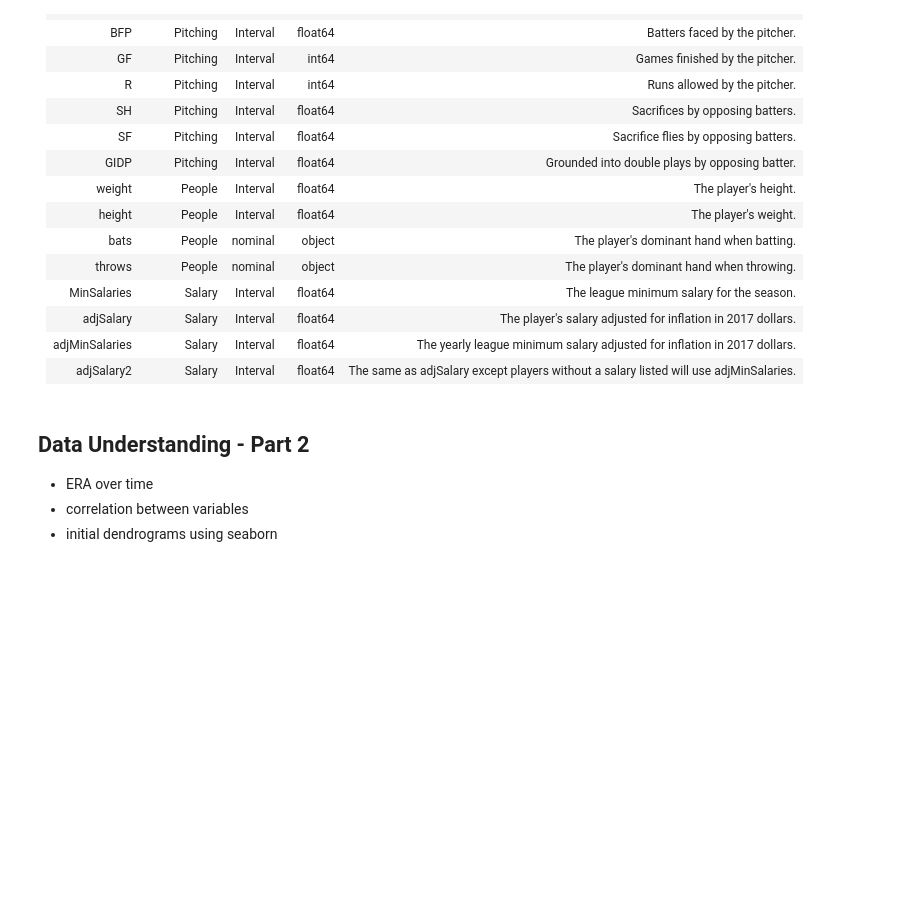
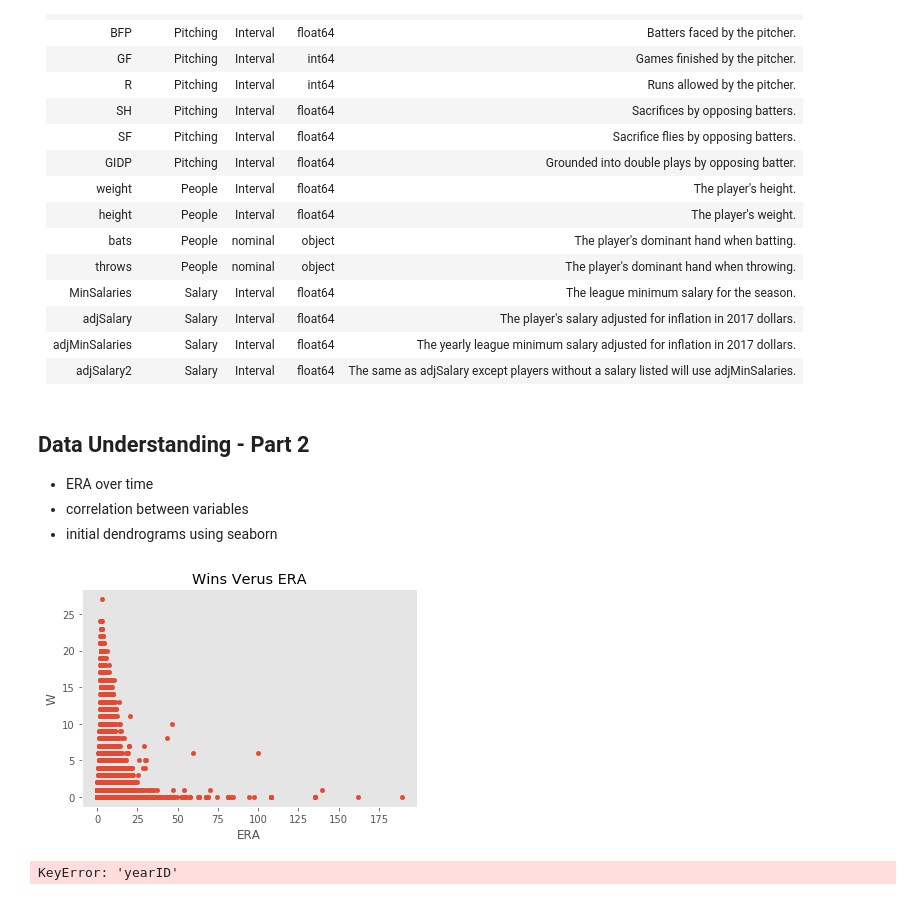
Before and after one commit to georgesturrock/7331_Lab3, a Jupyter notebook: DataUnderstanding.ipynb, the cells around one changed output. Saved outputs shown, nothing was run; the diff lists cells and outputs as text; code cells hidden in the pictures; blank space fills up the shorter version.

Commit message:
added plots

```diff
--- a/DataUnderstanding.ipynb
+++ b/DataUnderstanding.ipynb
@@ -1137,0 +1129,17 @@ import matplotlib.pyplot as plt
+# %%
+from matplotlib import pyplot as plt
+plt.style.use("ggplot")
+%matplotlib inline
+X1 = pitching[['ERA','W']].values
+plt.scatter(X1[:, 0], X1[:, 1], s=20)
+plt.xlabel('ERA'), plt.ylabel('W')
+plt.grid()
+plt.title('Wins Verus ERA')
+plt.show()
+# %% [output]
+[figure, added]
+# %%
+import seaborn as sns
+sns.regplot(pitching['yearID'],pitching['ERA'])
+# %% [output]
+KeyError: 'yearID'
```
Also changed, not shown: parts of 9 cells of this notebook.
